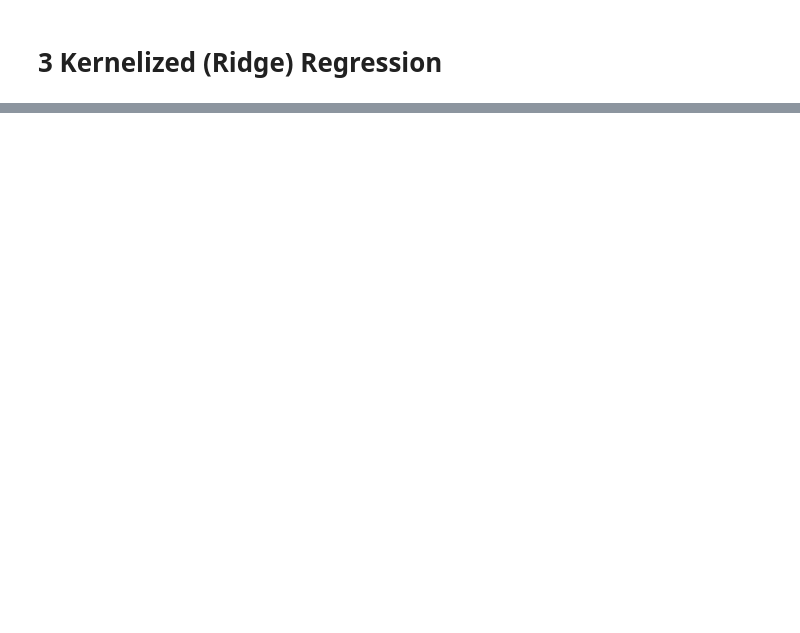
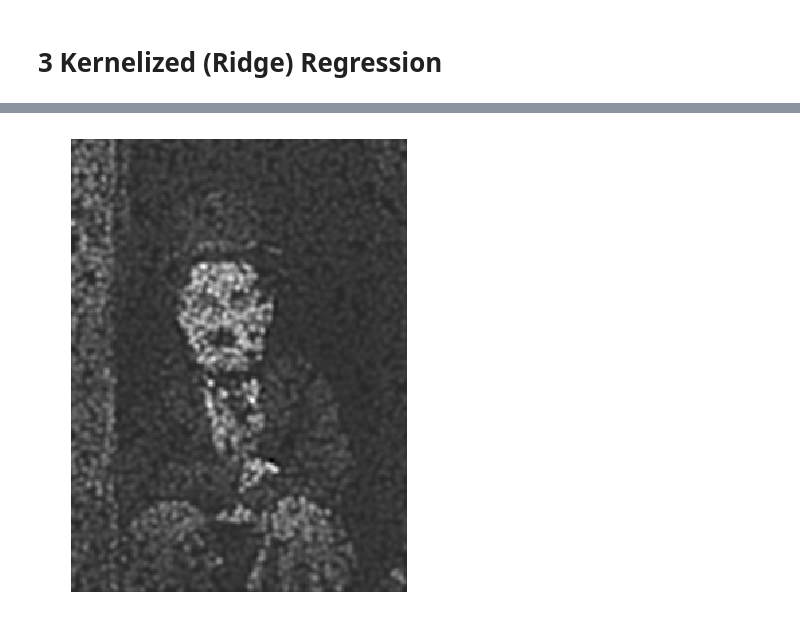
Before and after one commit to ml4cdeca/FundamentalsOfMachineLearning, a Jupyter notebook: exercise7/kernelized-ridge-regression.ipynb, the cells around one changed output, grey strips where cells are left out. Drawn from its saved outputs; the diff is of its cells as text; code cells hidden in the pictures; blank space fills up the shorter version.

```diff
--- a/exercise7/kernelized-ridge-regression.ipynb
+++ b/exercise7/kernelized-ridge-regression.ipynb
@@ -46,7 +47,7 @@ def buildAlpha(G,tau):
     '''
     N=G.shape[0]
     return (G+tau*sp.identity(N,format='csc'))
-def newRegressed(Xnew,X,y,alpha):
+def newRegressed(Xnew,X,y,alpha,tau=5):
     '''
     Xnew: numpy.ndarray of new features
     X: numpy.ndarray used to build G
@@ -56,10 +57,8 @@ def newRegressed(Xnew,X,y,alpha):
     returns numpy.ndarray with regressed values for Xnew
     '''
     #calculate kappa
-    kappa=K(X,Xnew)
+    kappa=K(X,Xnew,tau)
     psi=sLA.spsolve(alpha,kappa)
 
     return y.T@psi
-# %%
-alpha=buildAlpha(G,1)
 # %%
@@ -86,0 +80,4 @@ plt.axis('off')
+# %%
+displayImag(yF310)
+# %% [output]
+[figure, added]
```
Also changed, not shown: parts of 8 cells of this notebook.
